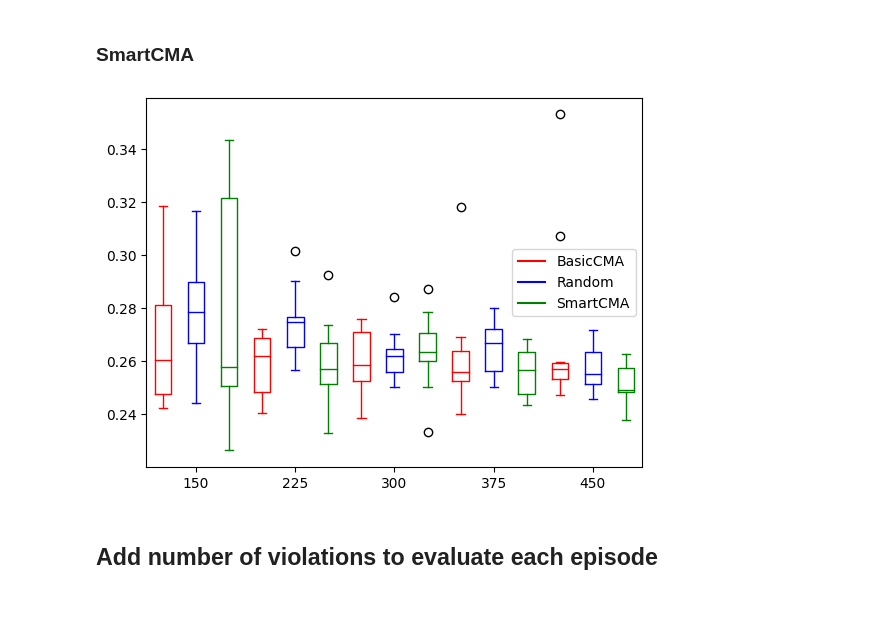
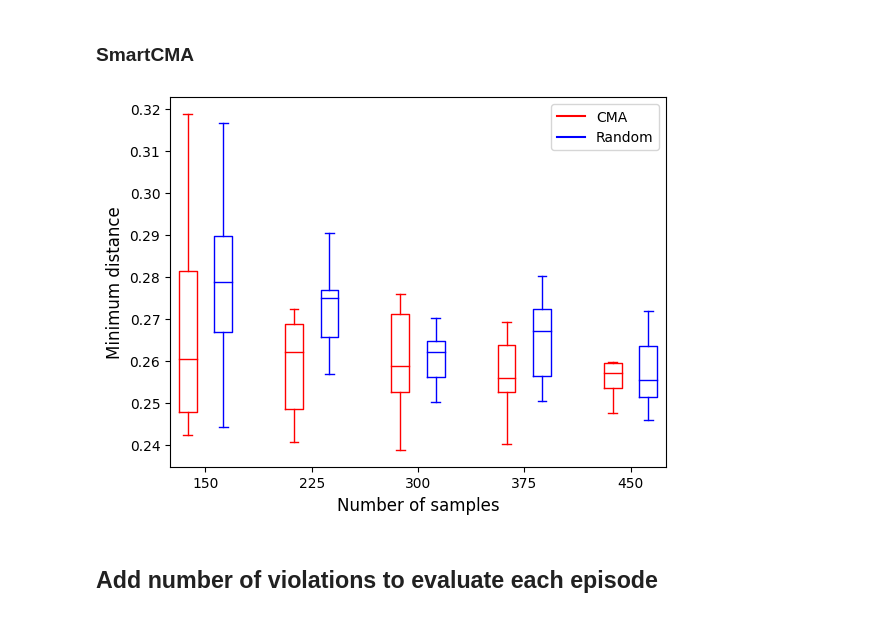
Before and after one commit to SteveZhangBit/STL-Robustness, a Jupyter notebook: cartpole-dqn/CartPole-DQN.ipynb, the cells around one changed output. Saved outputs shown, nothing was run; the diff lists cells and outputs as text; code cells hidden in the pictures.

Commit message:
Update Lunar LQR and plots

```diff
--- a/cartpole-dqn/CartPole-DQN.ipynb
+++ b/cartpole-dqn/CartPole-DQN.ipynb
@@ -193,7 +193,8 @@ def test_evals(analysis, name, out_dir):
 # %%
 data1 = test_evals(analysis, 'BasicCMA', 'data')
 # %%
-_ = analysis.heatmap(masscart, force_mag, 25, 25, x_name="Masses", y_name="Forces", z_name="STL Satisfaction",
+plt.rc('axes', labelsize=12, titlesize=13)
+_ = analysis.heatmap(masscart, force_mag, 25, 25, x_name="Masses", y_name="Forces", z_name="System Evaluation $\Gamma$",
                  out_dir='data', boundary=np.min(data1), vmax=0.2)
 plt.title('Robustness $\hat{\Delta}: ||\delta - \delta_0||_2 < %.3f$' % np.min(data1))
 plt.savefig('gifs/robustness-landscape-boundary-heatmap.png', bbox_inches='tight')
@@ -219,21 +220,22 @@ def boxplot(datas, colors, labels, legends):
     num_each_group = len(datas[0])
     total = num_group * num_each_group
     for i in range(num_group):
-        bp = plt.boxplot(datas[i], positions=np.arange(i+1, total+1, num_group))
+        bp = plt.boxplot(datas[i], positions=np.arange(i+1, total+1, num_group)+np.arange(num_each_group), showfliers=False)
         set_box_color(bp, colors[i])
 
-    plt.xticks(np.arange(1+(num_group-1)/2, total, num_group), labels=labels)
+    plt.xticks(np.arange(1+(num_group-1)/2, total, num_group)+np.arange(num_each_group), labels=labels)
 
     for i in range(num_group):
         plt.plot([], c=colors[i], label=legends[i])
     plt.legend()
-
-    plt.show()
 # %%
-boxplot([data1, data2, data3], ['red', 'blue', 'green'], np.arange(50, 151, 25)*(analysis.options['deviation_restarts']+1),
-        ['BasicCMA', 'Random', 'SmartCMA'])
+plt.xlabel('Number of samples')
+plt.ylabel('Minimum distance')
+boxplot([data1, data2], ['red', 'blue'], np.arange(50, 151, 25)*(analysis.options['deviation_restarts']+1),
+        ['CMA', 'Random'])
+plt.savefig('gifs/sample-boxplot.png', bbox_inches='tight')
 # %% [output]
-[figure, old version]
+[figure, new version]
 # %% [markdown]
 ## Add number of violations to evaluate each episode
 # %%
```
Also changed, not shown: parts of 1 cell of this notebook, 19 other files.
